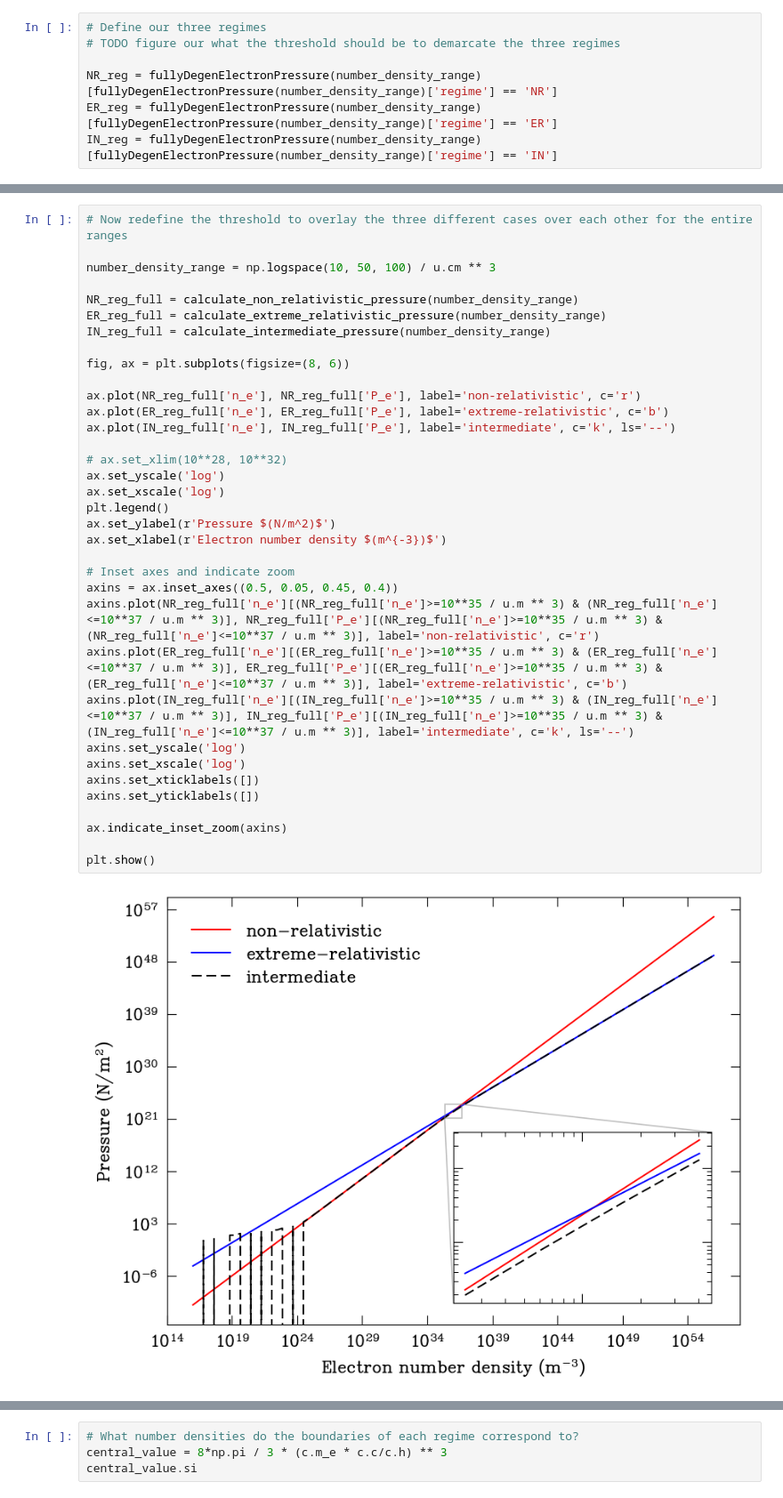
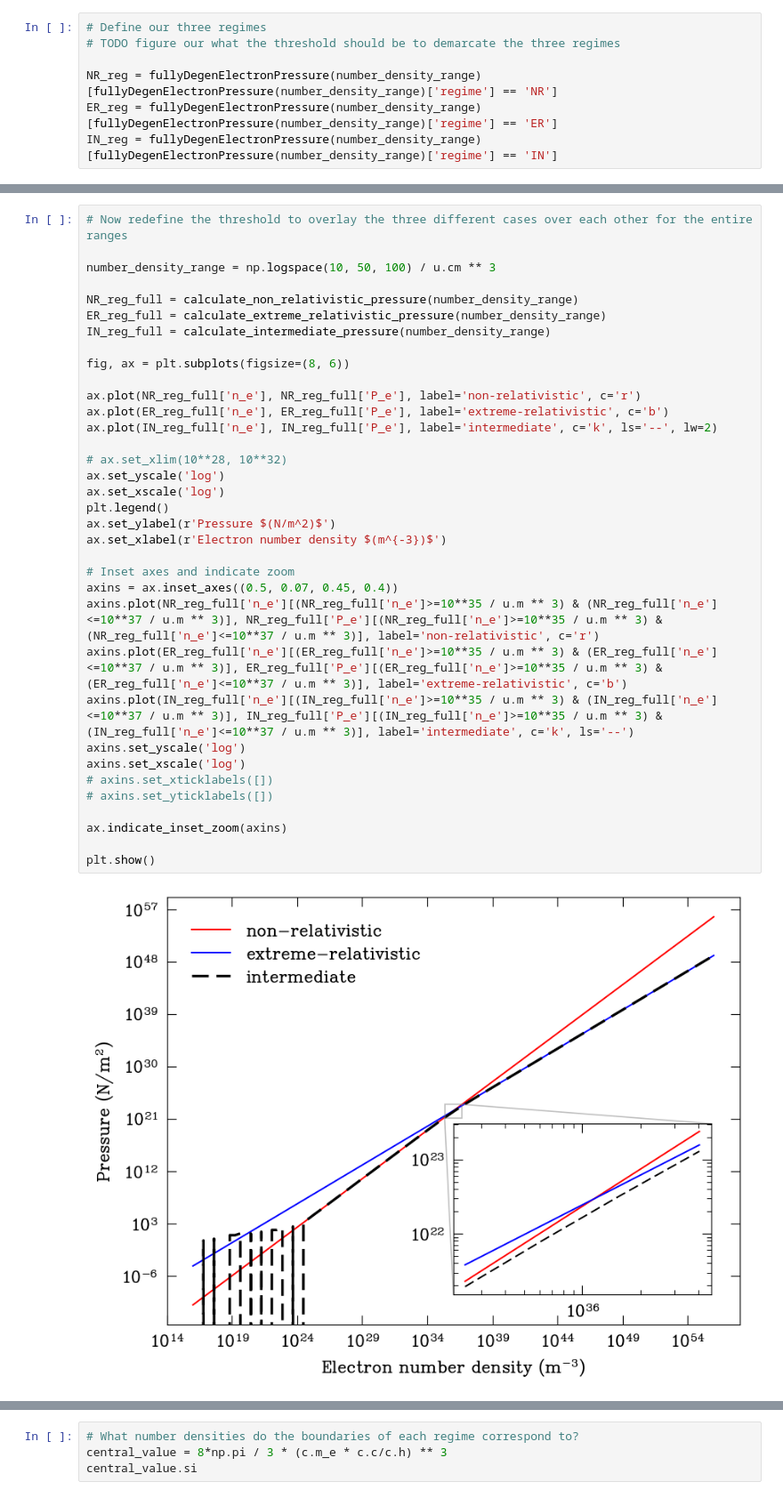
Before and after one commit to EricMullerAU/Stars-Project, a Jupyter notebook: Jason_crap/rel_start.ipynb, the cells around one changed output, grey strips where cells are left out. Shown at 89% size. Saved outputs shown, nothing was run; the diff lists cells and outputs as text.

```diff
--- a/Jason_crap/rel_start.ipynb
+++ b/Jason_crap/rel_start.ipynb
@@ -335,35 +311,35 @@ QTable length=100
 
 number_density_range = np.logspace(10, 50, 100) / u.cm ** 3
 
 NR_reg_full = calculate_non_relativistic_pressure(number_density_range)
 ER_reg_full = calculate_extreme_relativistic_pressure(number_density_range)
 IN_reg_full = calculate_intermediate_pressure(number_density_range)
 
 fig, ax = plt.subplots(figsize=(8, 6))
 
 ax.plot(NR_reg_full['n_e'], NR_reg_full['P_e'], label='non-relativistic', c='r')
 ax.plot(ER_reg_full['n_e'], ER_reg_full['P_e'], label='extreme-relativistic', c='b')
-ax.plot(IN_reg_full['n_e'], IN_reg_full['P_e'], label='intermediate', c='k', ls='--')
+ax.plot(IN_reg_full['n_e'], IN_reg_full['P_e'], label='intermediate', c='k', ls='--', lw=2)
 
 # ax.set_xlim(10**28, 10**32)
 ax.set_yscale('log')
 ax.set_xscale('log')
 plt.legend()
 ax.set_ylabel(r'Pressure $(N/m^2)$')
 ax.set_xlabel(r'Electron number density $(m^{-3})$')
 
 # Inset axes and indicate zoom
-axins = ax.inset_axes((0.5, 0.05, 0.45, 0.4))
+axins = ax.inset_axes((0.5, 0.07, 0.45, 0.4))
 axins.plot(NR_reg_full['n_e'][(NR_reg_full['n_e']>=10**35 / u.m ** 3) & (NR_reg_full['n_e']<=10**37 / u.m ** 3)], NR_reg_full['P_e'][(NR_reg_full['n_e']>=10**35 / u.m ** 3) & (NR_reg_full['n_e']<=10**37 / u.m ** 3)], label='non-relativistic', c='r')
 axins.plot(ER_reg_full['n_e'][(ER_reg_full['n_e']>=10**35 / u.m ** 3) & (ER_reg_full['n_e']<=10**37 / u.m ** 3)], ER_reg_full['P_e'][(ER_reg_full['n_e']>=10**35 / u.m ** 3) & (ER_reg_full['n_e']<=10**37 / u.m ** 3)], label='extreme-relativistic', c='b')
 axins.plot(IN_reg_full['n_e'][(IN_reg_full['n_e']>=10**35 / u.m ** 3) & (IN_reg_full['n_e']<=10**37 / u.m ** 3)], IN_reg_full['P_e'][(IN_reg_full['n_e']>=10**35 / u.m ** 3) & (IN_reg_full['n_e']<=10**37 / u.m ** 3)], label='intermediate', c='k', ls='--')
 axins.set_yscale('log')
 axins.set_xscale('log')
-axins.set_xticklabels([])
-axins.set_yticklabels([])
+# axins.set_xticklabels([])
+# axins.set_yticklabels([])
 
 ax.indicate_inset_zoom(axins)
 
 plt.show()
 # %% [output]
-[figure, old version]
+[figure, new version]
```
Also changed, not shown: parts of 4 cells of this notebook.
